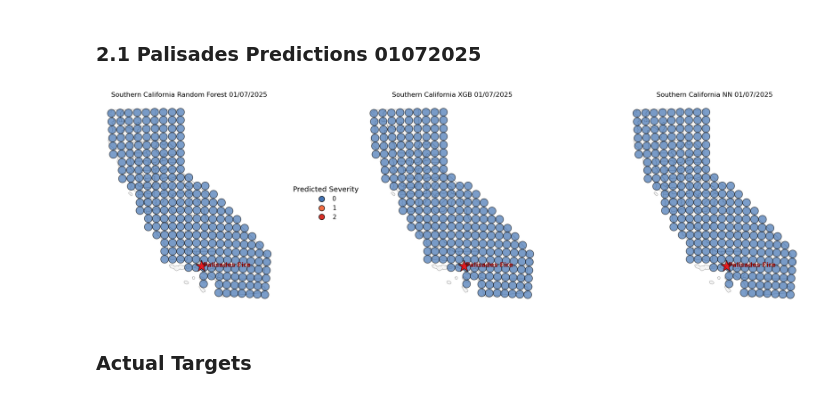
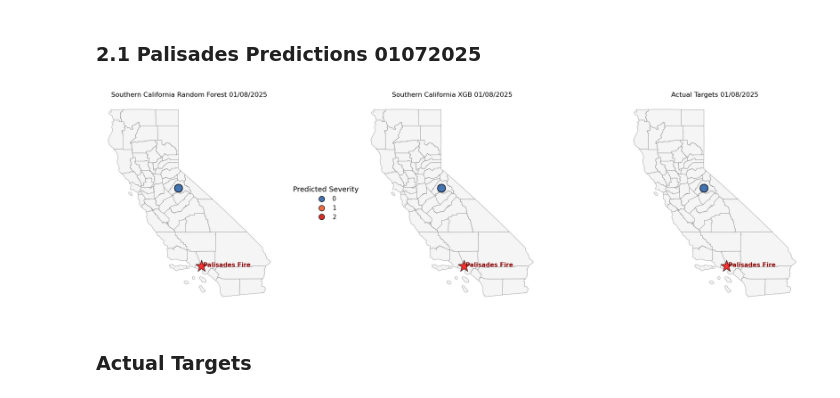
Before and after one commit to dustinlit/California-Wildfire-Ignition-ML-Modeling, a Jupyter notebook: notebooks/08_Evaluation_and_Visualization.ipynb, the cells around one changed output. Saved outputs shown, nothing was run; the diff lists cells and outputs as text; code cells hidden in the pictures.

Commit message:
Fixed Broken Models

```diff
--- a/notebooks/08_Evaluation_and_Visualization.ipynb
+++ b/notebooks/08_Evaluation_and_Visualization.ipynb
@@ -103,3 +127,5 @@ details['Date'] = pd.to_datetime(details['Date']).dt.date
+# %%
+pal_X[['Season_Fall','Season_Spring','Season_Suumer']] = False
 # %% [markdown]
 #### Modeling dataset target distribution
 # %%
@@ -115,12 +139,3 @@ Name: count, dtype: int64
-# %%
-scaler = MinMaxScaler()
-pal_X_scaled = scaler.fit_transform(pal_X)
-pal_X_scaled = pd.DataFrame(
-    pal_X_scaled,
-    columns=pal_X.columns,
-    index=pal_X.index
-)
-pal_X = pal_X_scaled
 # %% [markdown]
 ## 1. Build Models
 # %%
@@ -183,14 +198,14 @@ optimum_lgbm_model = LGBMClassifier(**LGBM_parameters)
 X_train, X_test, y_train, y_test = train_test_split(X, y, test_size=0.2, random_state=14)
 # %%
 X_train_balanced, y_train_balanced = apply_balancing('RF', best_strategy, X_train, y_train)
-optimum_rf.fit(X_train_balanced, y_train_balanced)
+optimum_rf.fit(X_train, y_train)
 
 X_train_balanced, y_train_balanced = apply_balancing('LGBM', best_strategy, X_train, y_train)
-optimum_lgbm_model.fit(X_train_balanced, y_train_balanced)
+optimum_lgbm_model.fit(X_train, y_train)
 
 X_train_balanced, y_train_balanced = apply_balancing('XGB', best_strategy, X_train, y_train)
 optimum_xgb_model.set_params(verbosity=0)
-optimum_xgb_model.fit(X_train_balanced, y_train_balanced)
+optimum_xgb_model.fit(X_train, y_train)
 # %% [output]
 XGBClassifier(base_score=None, booster=None, callbacks=None,
               colsample_bylevel=None, colsample_bynode=None,
@@ -374,7 +393,7 @@ pal_details['Date'] = pd.to_datetime(pal_details['Date']).dt.date
 # %% [markdown]
 #### Define geometries
 # %%
-pal_details['geometry'] = [Point(xy) for xy in zip(pal_details ['centroid_easting'], pal_details ['centroid_northing'])]
+pal_details['geometry'] = [Point(xy) for xy in zip(pal_X ['centroid_easting'], pal_X ['centroid_northing'])]
 pal_gdf = gpd.GeoDataFrame(pal_details , geometry='geometry', crs="EPSG:3310")
 
 pal_gdf = pal_gdf.to_crs('4326')
@@ -394,20 +413,20 @@ This section visualizes wildfire severity predictions made by each model on spec
 # %%
 fig, axes = plt.subplots(1, 3, figsize=(18, 6))  # 1 row, 3 columns
 
 # Plot into each subplot by passing in the axis
 plot_map(pal_predictions, 'Prediction RF', 'Palisades', ax=axes[0])
 plot_map(pal_predictions, 'Prediction XGB', 'Palisades', ax=axes[1])
-plot_map(pal_predictions, 'Prediction LGBM', 'Palisades', ax=axes[2])
+plot_map(pal_predictions, 'Prediction Actual', 'Palisades', ax=axes[2])
 
 # Set titles if plot_map doesn't do it
-axes[0].set_title('Southern California Random Forest 01/07/2025')
-axes[1].set_title('Southern California XGB 01/07/2025')
-axes[2].set_title('Southern California NN 01/07/2025')
+axes[0].set_title('Southern California Random Forest 01/08/2025')
+axes[1].set_title('Southern California XGB 01/08/2025')
+axes[2].set_title('Actual Targets 01/08/2025')
 
 plt.tight_layout()
 
 #plt.savefig("../plots/Palisades_predictions.png", dpi=600)
 # %% [output]
-[figure, old version]
+[figure, new version]
 # %% [markdown]
 ### Actual Targets
```
Also changed, not shown: parts of 17 cells of this notebook, 6 other files.
